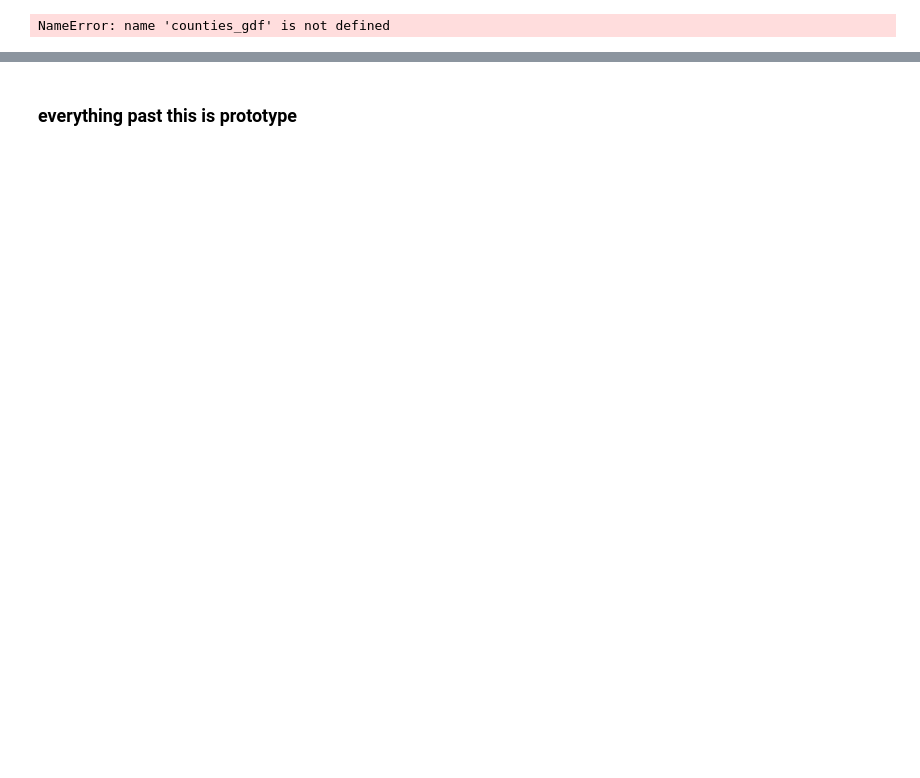
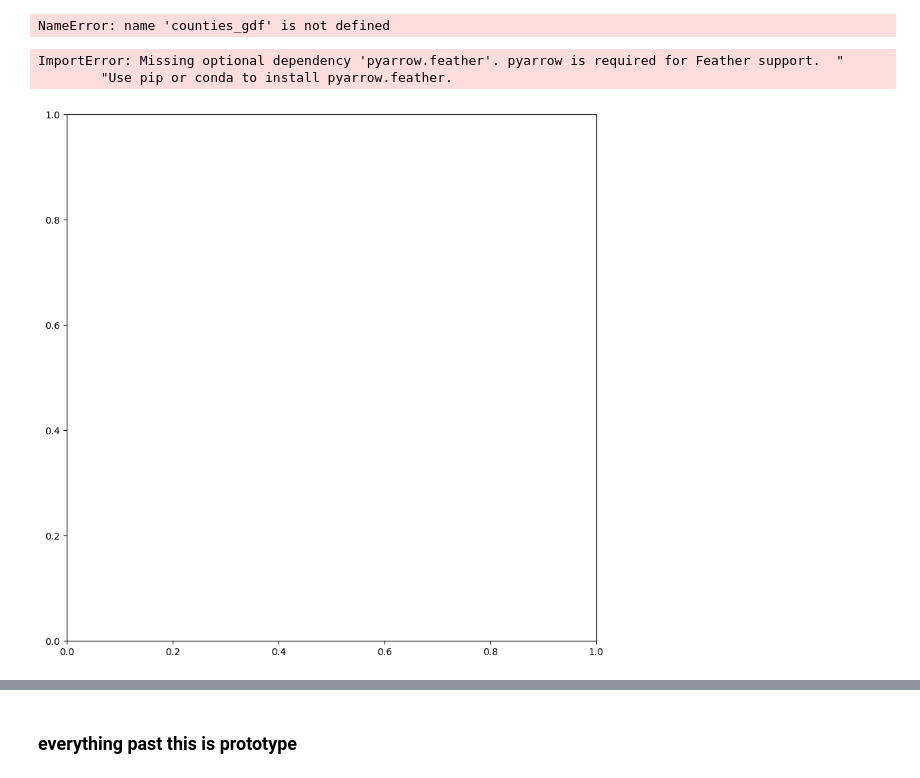
Before and after one commit to gpb3037/bluespruce, a Jupyter notebook: BoulderCountyVector.ipynb, the cells around one changed output, grey strips where cells are left out. Drawn from its saved outputs; the diff is of its cells as text; code cells hidden in the pictures; blank space fills up the shorter version.

```diff
--- a/BoulderCountyVector.ipynb
+++ b/BoulderCountyVector.ipynb
@@ -120,17 +123,27 @@ boulder_gdf.plot()
 # %% [output]
 NameError: name 'counties_gdf' is not defined
 # %%
+# fixing to use existing shapefiles generated
+import os
+import geopandas as gpd
+
 ar_path = os.path.join(cwd, 'tl_2024_08013_areawater.shp')
 li_path = os.path.join(cwd, 'tl_2024_08013_linearwater.shp')
+co_path = os.path.join(cwd, 'boulder_county.shp')
 
 # Create a new plot
 fig, ax = plt.subplots(figsize=(10, 10))
 
 boulder_areawater_gdf = gpd.read_file(ar_path)
 boulder_linearwater_gdf = gpd.read_file(li_path)
+boulder_gdf = gpd.read_feather(co_path)
 
 boulder_gdf.boundary.plot(ax=ax, edgecolor='red', linewidth=2, label='Boulder County')
 boulder_areawater_gdf.plot(ax=ax, color='blue', alpha=0.6, label='Area Water')
 boulder_linearwater_gdf.plot(ax=ax, color='blue', linewidth=0.5, label='Linear Water')
+# %% [output]
+ImportError: Missing optional dependency 'pyarrow.feather'. pyarrow is required for Feather support.  "
+        "Use pip or conda to install pyarrow.feather.
+[figure, added]
 # %%
 boulder_linearwater_gdf.head
```
Also changed, not shown: parts of 9 cells of this notebook, 2 other files.
